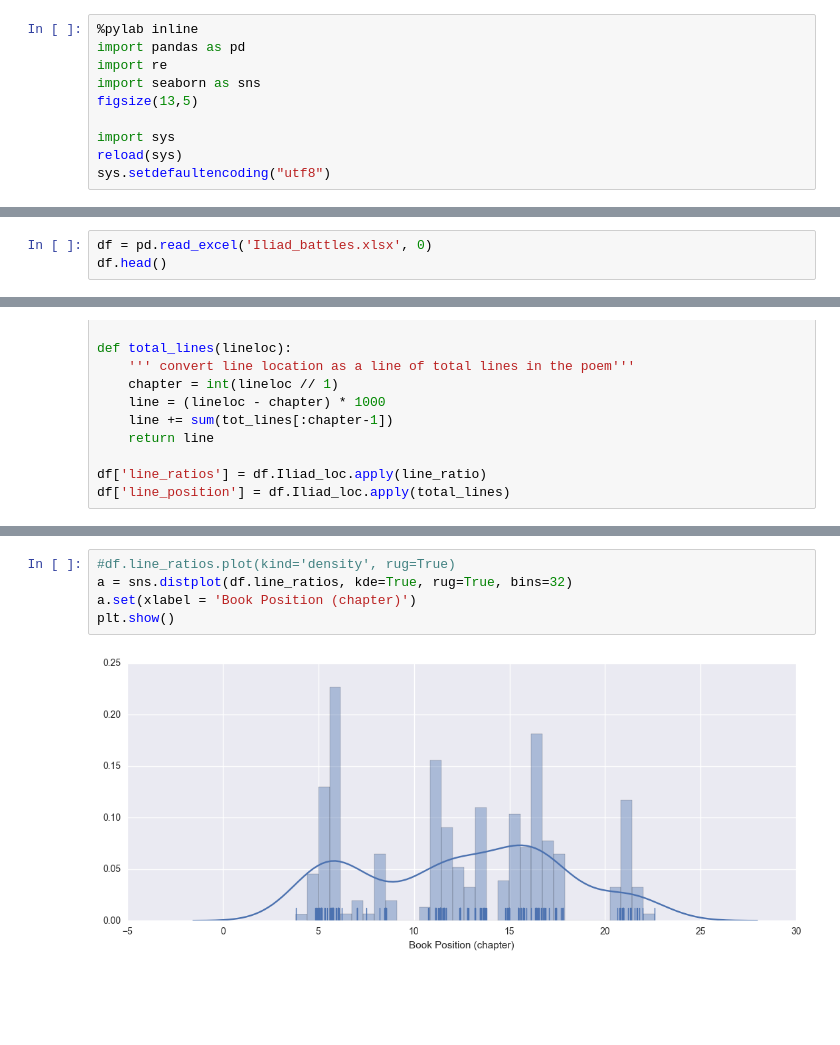
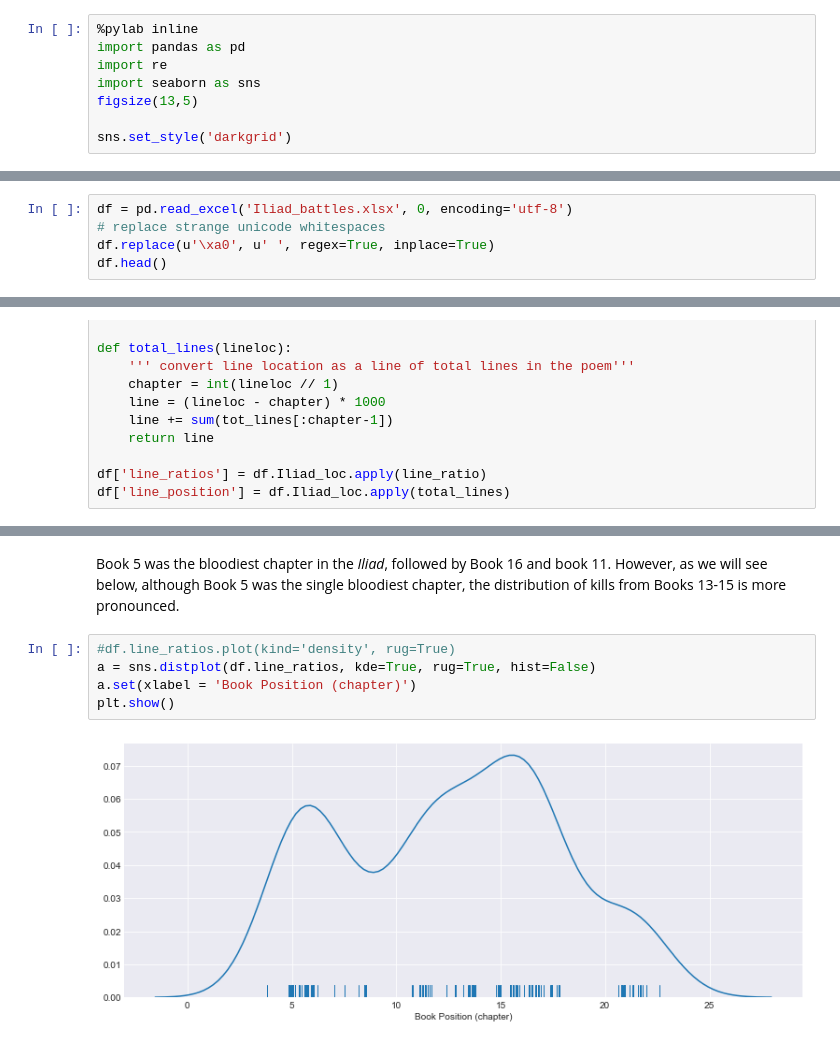
Before and after one commit to djevans071/Iliad-battles, a Jupyter notebook: Iliad_battles.ipynb, the cells around one changed output, grey strips where cells are left out. Saved outputs shown, nothing was run; the diff lists cells and outputs as text; blank space fills up the shorter version.

Commit message:
Modified Iliad_battles notebook"

```diff
--- a/Iliad_battles.ipynb
+++ b/Iliad_battles.ipynb
@@ -5,9 +5,7 @@ import re
 import seaborn as sns
 figsize(13,5)
 
-import sys
-reload(sys)
-sys.setdefaultencoding("utf8")
+sns.set_style('darkgrid')
 # %% [output]
 Populating the interactive namespace from numpy and matplotlib
 # %%
@@ -25,7 +23,9 @@ I have compiled a list of all personal battles I could find described in the *Il
 
 Let's what we can learn from this dataset by delving into it with pandas.
 # %%
-df = pd.read_excel('Iliad_battles.xlsx', 0)
+df = pd.read_excel('Iliad_battles.xlsx', 0, encoding='utf-8')
+# replace strange unicode whitespaces
+df.replace(u'\xa0', u' ', regex=True, inplace=True)
 df.head()
 # %% [output]
 |  | Combatant1 | Combatant2 | C1_Faction | C2_Faction | Winner | Loser_Killed | Iliad_loc | Notes |
@@ -187,8 +234,10 @@ df['line_position'] = df.Iliad_loc.apply(total_lines)
+# %% [markdown]
+Book 5 was the bloodiest chapter in the *Iliad*, followed by Book 16 and book 11. However, as we will see below, although Book 5 was the single bloodiest chapter, the distribution of kills from Books 13-15 is more pronounced.
 # %%
 #df.line_ratios.plot(kind='density', rug=True)
-a = sns.distplot(df.line_ratios, kde=True, rug=True, bins=32)
+a = sns.distplot(df.line_ratios, kde=True, rug=True, hist=False)
 a.set(xlabel = 'Book Position (chapter)')
 plt.show()
 # %% [output]
-[figure, old version]
+[figure, new version]
 # %%
```
Also changed, not shown: parts of 19 cells of this notebook.
